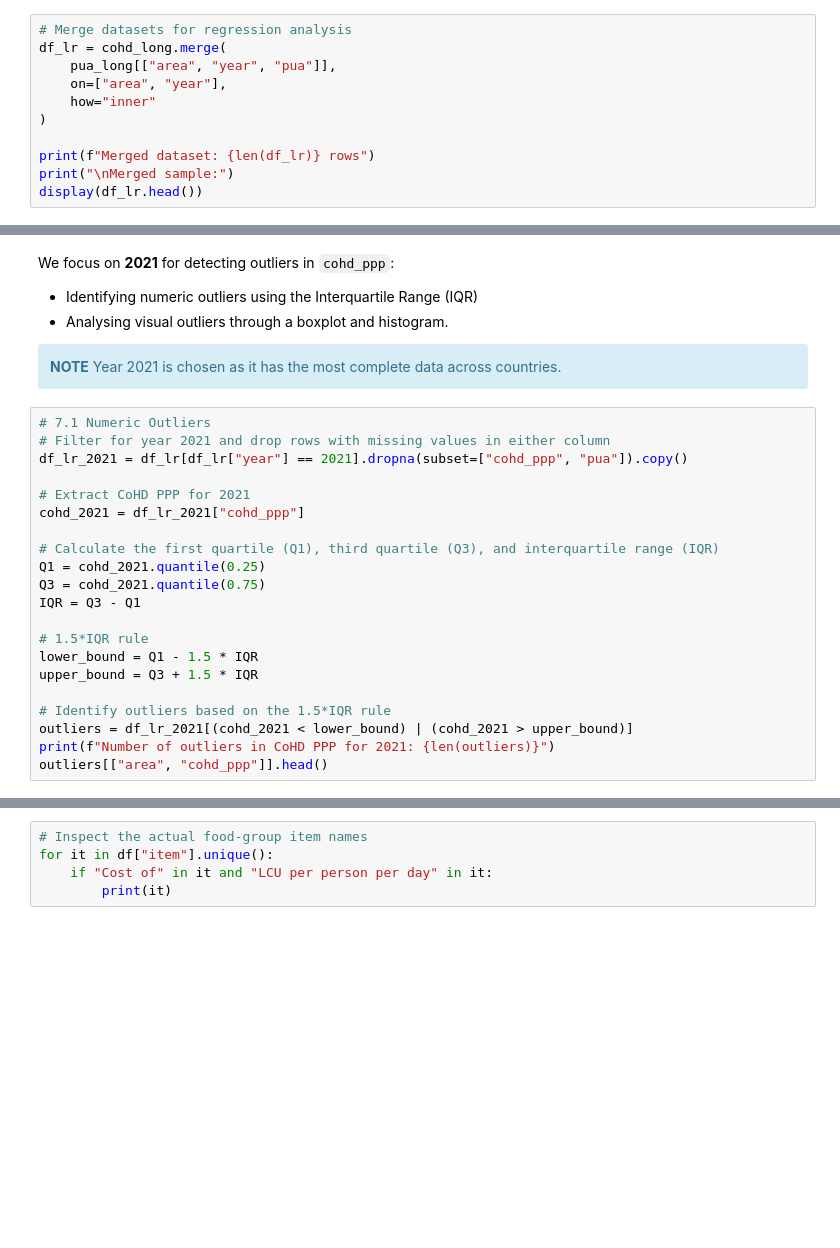
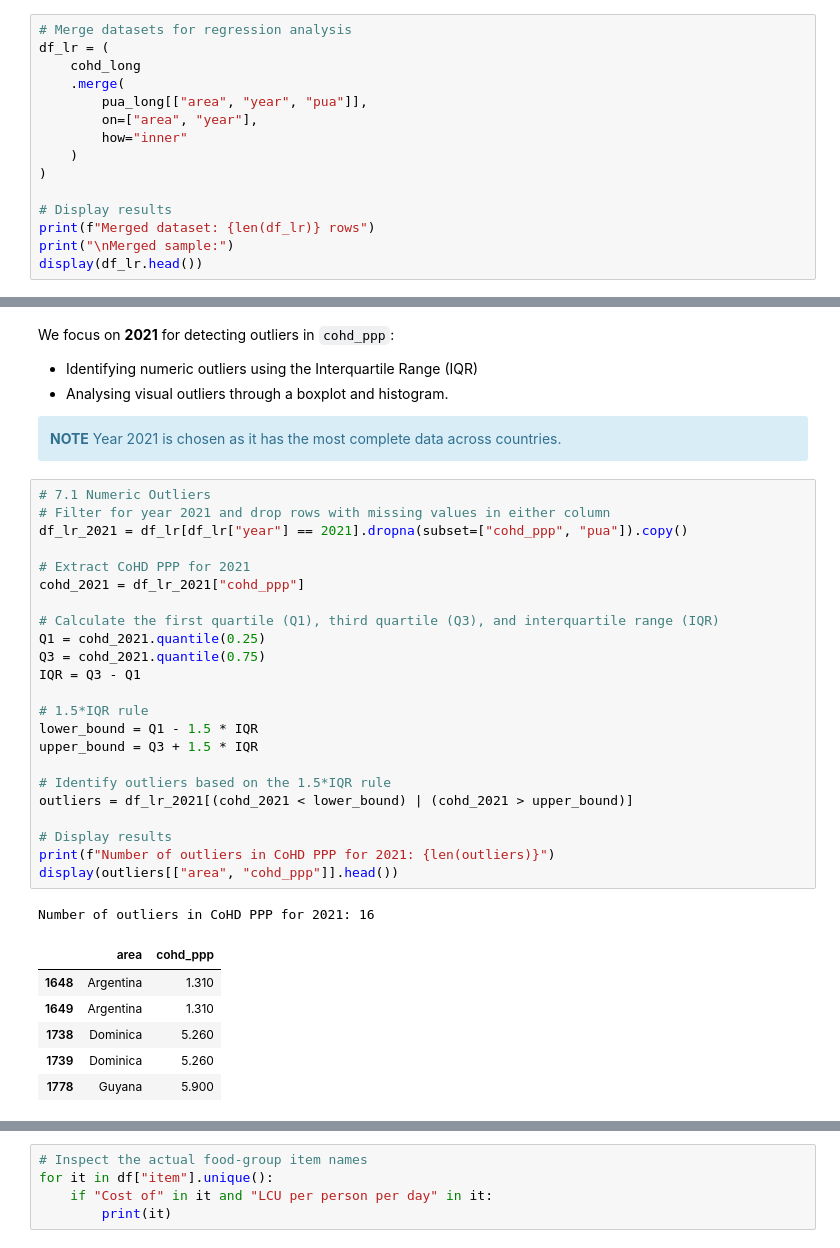
Before and after one commit to muhtar1muhtar/Cost-and-Affordability-of-a-Healthy-Diet-Analysis, a Jupyter notebook: jupyter_notebooks/DataCleaning_&_Preparation.ipynb, the cells around one changed output, grey strips where cells are left out. Drawn from its saved outputs; the diff is of its cells as text; blank space fills up the shorter version.

```diff
--- a/jupyter_notebooks/DataCleaning_&_Preparation.ipynb
+++ b/jupyter_notebooks/DataCleaning_&_Preparation.ipynb
@@ -545,12 +547,16 @@ We create a dataset with one row for each `area` and `year`, which includes both
 This dataset will be used for regression analysis.
 # %%
 # Merge datasets for regression analysis
-df_lr = cohd_long.merge(
-    pua_long[["area", "year", "pua"]],
-    on=["area", "year"],
-    how="inner"
+df_lr = (
+    cohd_long
+    .merge(
+        pua_long[["area", "year", "pua"]],
+        on=["area", "year"],
+        how="inner"
+    )
 )
 
+# Display results
 print(f"Merged dataset: {len(df_lr)} rows")
 print("\nMerged sample:")
 display(df_lr.head())
@@ -620,24 +664,34 @@ We focus on **2021** for detecting outliers in `cohd_ppp`:
 # %%
 # 7.1 Numeric Outliers
 # Filter for year 2021 and drop rows with missing values in either column
 df_lr_2021 = df_lr[df_lr["year"] == 2021].dropna(subset=["cohd_ppp", "pua"]).copy()
 
 # Extract CoHD PPP for 2021
 cohd_2021 = df_lr_2021["cohd_ppp"]
 
 # Calculate the first quartile (Q1), third quartile (Q3), and interquartile range (IQR)
 Q1 = cohd_2021.quantile(0.25)
 Q3 = cohd_2021.quantile(0.75)
 IQR = Q3 - Q1
 
 # 1.5*IQR rule
 lower_bound = Q1 - 1.5 * IQR
 upper_bound = Q3 + 1.5 * IQR
 
 # Identify outliers based on the 1.5*IQR rule
 outliers = df_lr_2021[(cohd_2021 < lower_bound) | (cohd_2021 > upper_bound)]
+
+# Display results
 print(f"Number of outliers in CoHD PPP for 2021: {len(outliers)}")
-outliers[["area", "cohd_ppp"]].head()
+display(outliers[["area", "cohd_ppp"]].head())
+# %% [output]
+Number of outliers in CoHD PPP for 2021: 16
+|  | area | cohd_ppp |
+| 1648 | Argentina | 1.310 |
+| 1649 | Argentina | 1.310 |
+| 1738 | Dominica | 5.260 |
+| 1739 | Dominica | 5.260 |
+| 1778 | Guyana | 5.900 |
 # %%
 # 7.2 Visual Outliers
 # 7.2.1 Boxplot to visualise outliers in CoHD PPP for 2021
```
Also changed, not shown: parts of 6 cells of this notebook.
